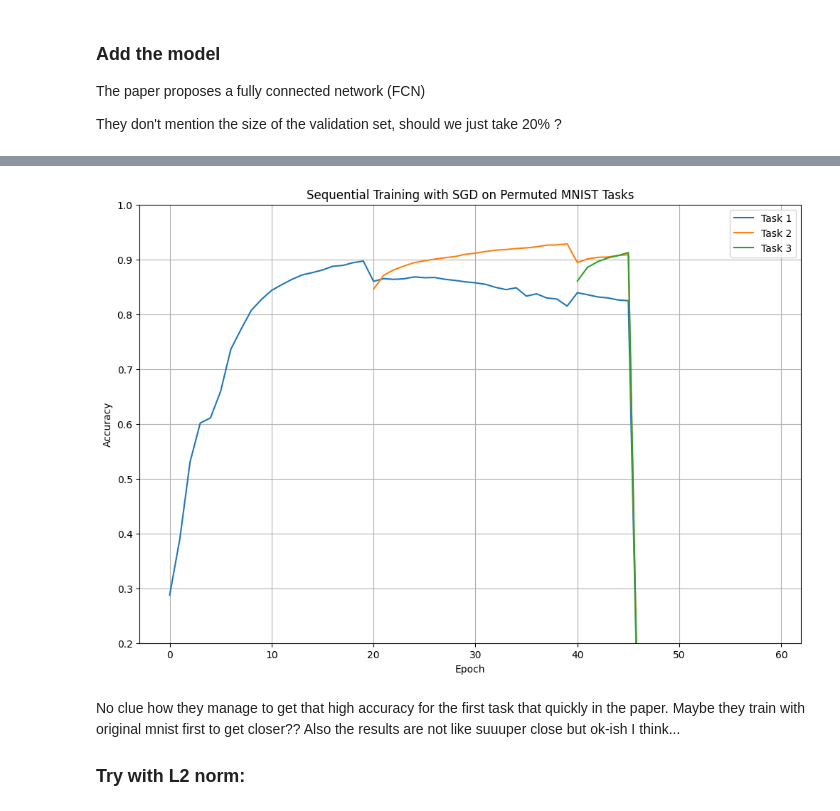
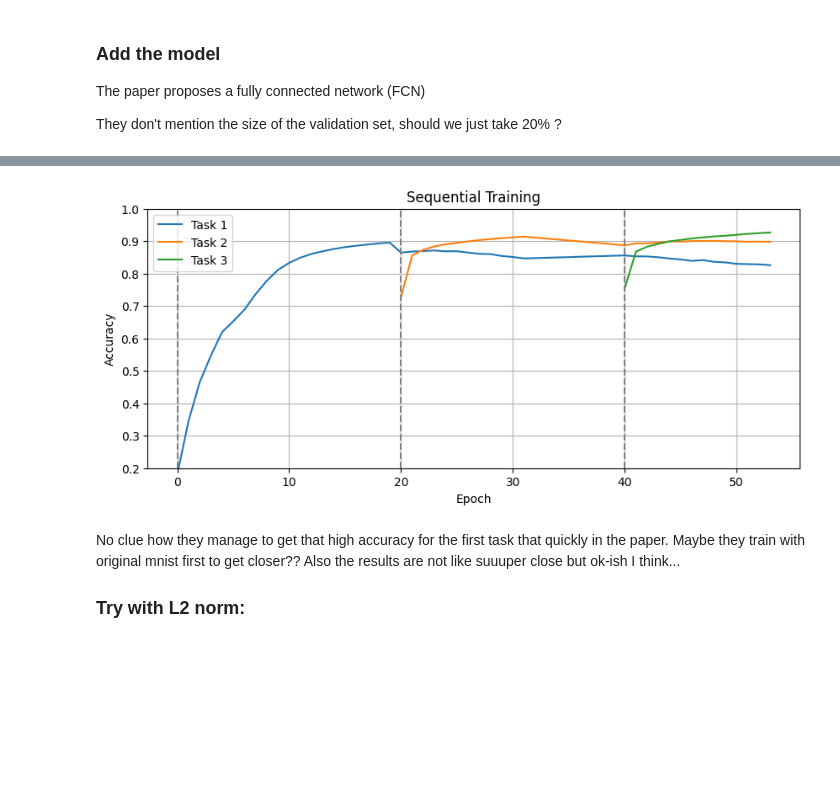
Before and after one commit to LinusCrugnola/foil_project, a Jupyter notebook: project.ipynb, the cells around one changed output, grey strips where cells are left out. Drawn from its saved outputs; the diff is of its cells as text; code cells hidden in the pictures; blank space fills up the shorter version.

Commit message:
first trial of ewc (not sure about the all_tasks accuracies)

```diff
--- a/project.ipynb
+++ b/project.ipynb
@@ -209,4 +209,26 @@ def train_sequential_tasks(model, train_tasks, optimizer, num_epochs=10, early_s
             print("Finished!")
 
     return train_accuracies
+# %%
+def compute_fisher_information(model, dataloader, criterion):
+    fisher_information = {name: torch.zeros_like(param) for name, param in model.named_parameters()}
+    model.eval()
+
+    for images, labels in dataloader:
+        model.zero_grad()
+        outputs = model(images)
+        loss = criterion(outputs, labels)
+        loss.backward()
+
+        for name, param in model.named_parameters():
+            fisher_information[name] += param.grad ** 2  # Accumulate squared gradients
+
+    fisher_information = {name: param / len(dataloader) for name, param in fisher_information.items()}
+    return fisher_information
+# %%
+def ewc_loss(model, fisher_information, theta_star, lambda_ewc):
+    loss = 0
+    for name, param in model.named_parameters():
+        loss += (fisher_information[name] * (param - theta_star[name]) ** 2).sum()
+    return (lambda_ewc / 2) * loss
 # %%
@@ -343,0 +365,7 @@ Early stopping triggered, restoring best model state.
+# %%
+# Train with EWC
+model = Fcn(num_hidden_layers=2, hidden_size=400)
+optimizer = torch.optim.SGD(model.parameters(), lr=1e-3)
+
+num_epochs = 20
+train_accuracies, val_accuracies = train_sequential_tasks_ismail(model, perm_tasks, optimizer, num_epochs=num_epochs, early_stopping=True, ewc=True)
@@ -344,19 +379,22 @@ Early stopping triggered, restoring best model state.
 # %%
-# plot the train data matrix
-plt.figure(figsize=(12, 8))
-for i in range(train_accuracies.shape[0]):
-    # plt.plot(range(train_losses.shape[1]), train_losses[i], label=f"Task {i + 1}") # plot all epochs
-    plt.plot(range(i*20, train_accuracies.shape[1]), train_accuracies[i, i*20:train_accuracies.shape[1]], label=f"Task {i + 1}") # plot only nonzero epochs
+# Get the number of tasks and epochs dynamically
+n_tasks, total_epochs = train_accuracies.shape
 
-plt.title("Sequential Training with SGD on Permuted MNIST Tasks")
+plt.figure(figsize=(10, 4))
+for i in range(n_tasks):
+    valid_epochs = np.where(train_accuracies[i] > 0)[0]
+    plt.plot(valid_epochs, train_accuracies[i, valid_epochs], label=f"Task {i + 1}")
+
+plt.title("Sequential Training")
 plt.xlabel("Epoch")
 plt.ylabel("Accuracy")
 plt.legend()
 plt.grid()
+plt.vlines(np.arange(0, total_epochs, num_epochs), 0.2, 1.0, linestyles="--", colors="gray")
 plt.ylim(0.2, 1.0)
 plt.show()
 # %% [output]
-[figure, old version]
+[figure, new version]
 # %% [markdown]
 No clue how they manage to get that high accuracy for the first task that quickly in the paper. Maybe they train with original mnist first to get closer?? Also the results are not like suuuper close but ok-ish I think...
 
```
Also changed, not shown: parts of 7 cells of this notebook.
